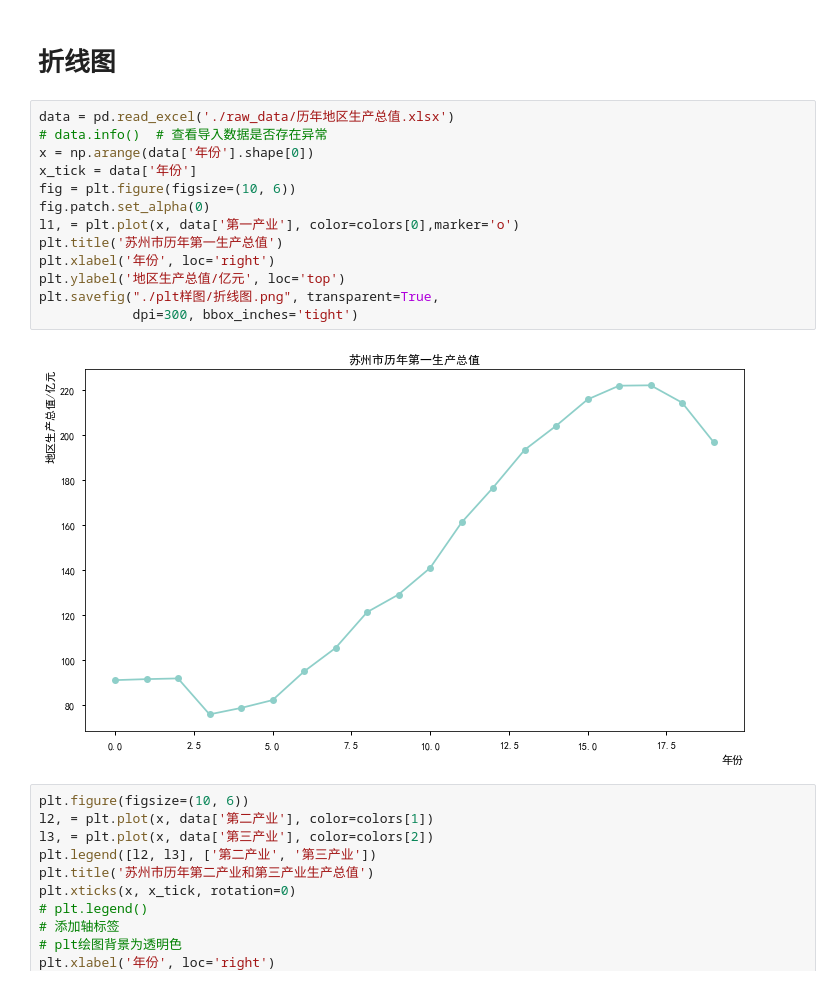
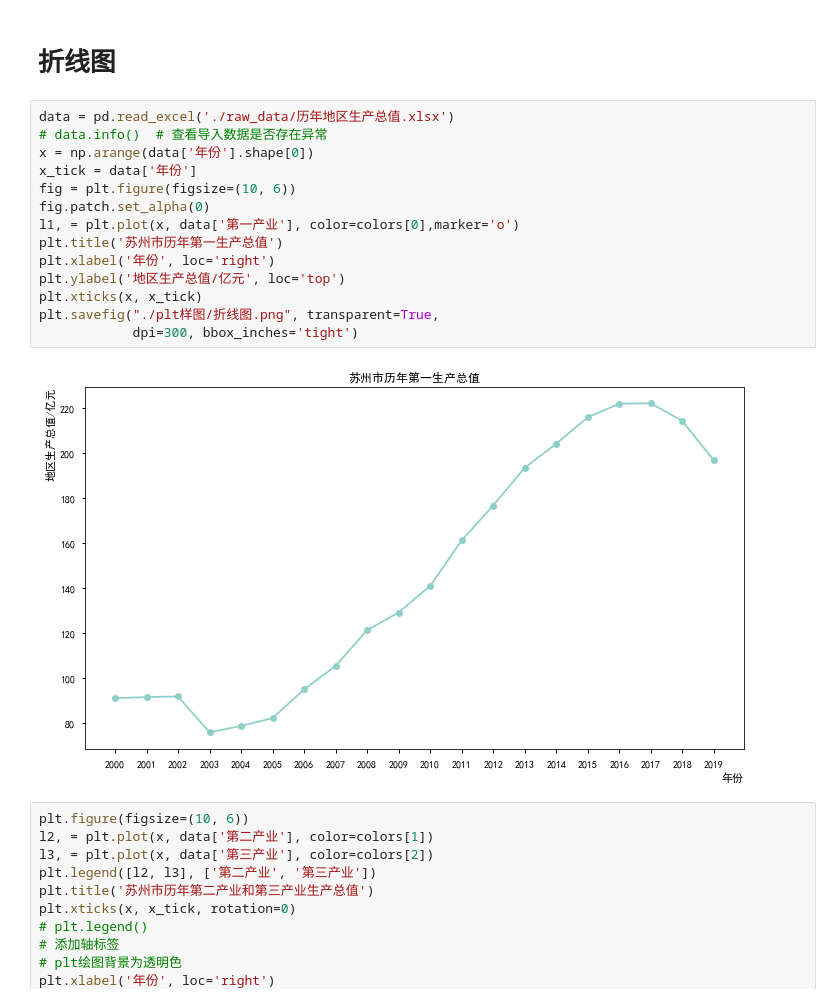
Before and after one commit to kebuAAA/Visualization-using-python, a Jupyter notebook: plt绘图.ipynb, the cells around one changed output. Cells and saved outputs as stored; diff of their text form.

```diff
--- a/plt绘图.ipynb
+++ b/plt绘图.ipynb
@@ -38,18 +38,19 @@ plt.rcParams['yaxis.labellocation'] = 'top'
 # %%
 data = pd.read_excel('./raw_data/历年地区生产总值.xlsx')
 # data.info()  # 查看导入数据是否存在异常
 x = np.arange(data['年份'].shape[0])
 x_tick = data['年份']
 fig = plt.figure(figsize=(10, 6))
 fig.patch.set_alpha(0)
 l1, = plt.plot(x, data['第一产业'], color=colors[0],marker='o')
 plt.title('苏州市历年第一生产总值')
 plt.xlabel('年份', loc='right')
 plt.ylabel('地区生产总值/亿元', loc='top')
+plt.xticks(x, x_tick)
 plt.savefig("./plt样图/折线图.png", transparent=True,
             dpi=300, bbox_inches='tight')
 # %% [output]
-[figure, old version]
+[figure, new version]
 # %%
 plt.figure(figsize=(10, 6))
 l2, = plt.plot(x, data['第二产业'], color=colors[1])
```
Also changed, not shown: parts of 4 cells of this notebook, 2 other files.
